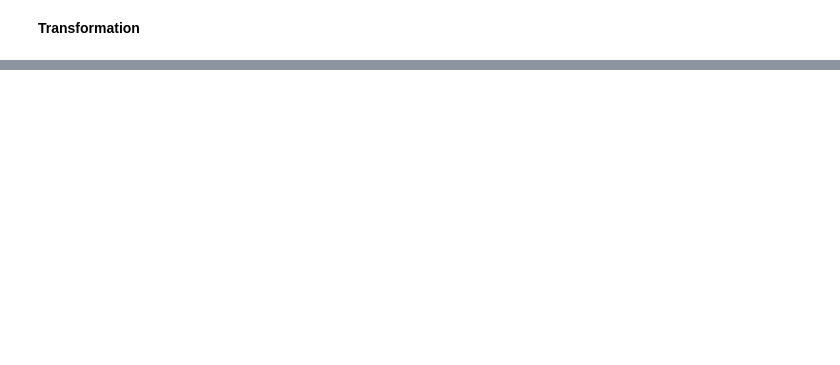
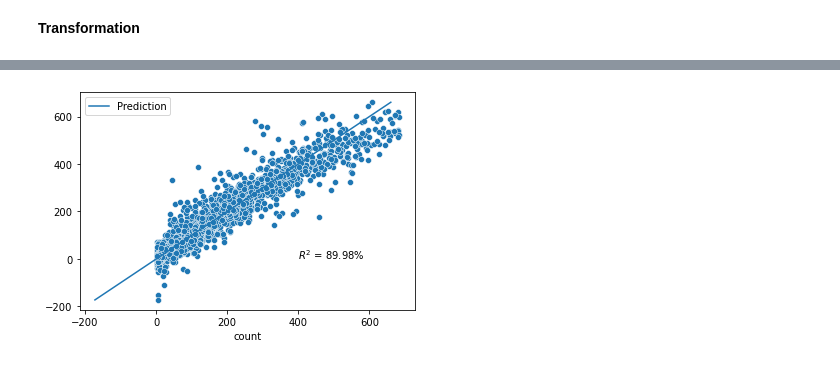
Before and after one commit to annan92419/GaState, a Jupyter notebook: grad_projects/CSC6780 - Data Science/project_main.ipynb, the cells around one changed output, grey strips where cells are left out. Saved outputs shown, nothing was run; the diff lists cells and outputs as text; code cells hidden in the pictures; blank space fills up the shorter version.

```diff
--- a/grad_projects/CSC6780 - Data Science/project_main.ipynb
+++ b/grad_projects/CSC6780 - Data Science/project_main.ipynb
@@ -429,0 +628,22 @@ plt.show()
+# %%
+# Linear Regression with polynomial features
+# creating and fitting polynomial features
+
+from sklearn.preprocessing import PolynomialFeatures
+from sklearn.linear_model import LinearRegression
+
+poly = PolynomialFeatures(degree=2, include_bias=False)
+polyfeats = poly.fit_transform(Xtrain1)
+
+polyreg = LinearRegression()
+polyreg.fit(polyfeats, ytrain1)
+ypred_poly = polyreg.predict(poly.fit_transform(Xtest1))
+r2p = polyreg.score(poly.fit_transform(Xtest1), ytest1)
+
+sns.scatterplot(x=ytest1, y=ypred_poly)
+sns.lineplot(x=ypred_poly, y=ypred_poly, label='Prediction')
+plt.text(400, 0, f'$R^2$ = {r2p*100:.2f}%')
+plt.legend()
+plt.show()
+# %% [output]
+[figure, added]
```
Also changed, not shown: parts of 38 cells of this notebook.
